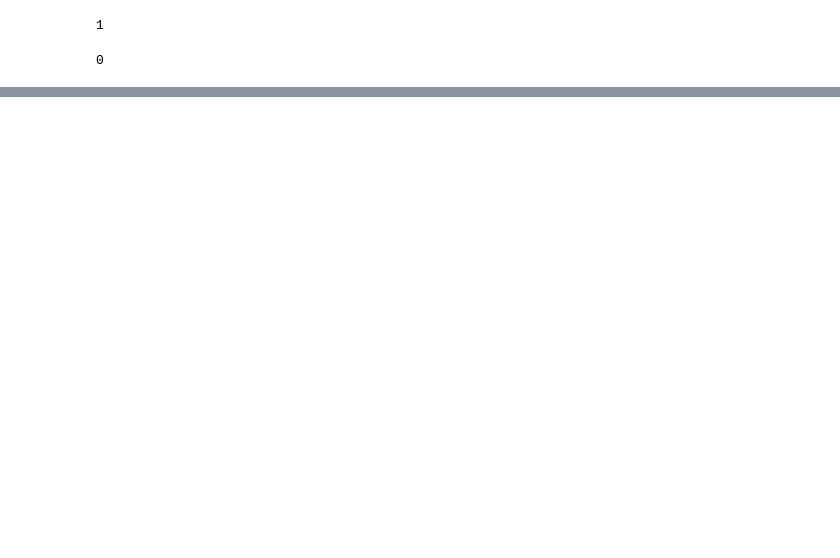
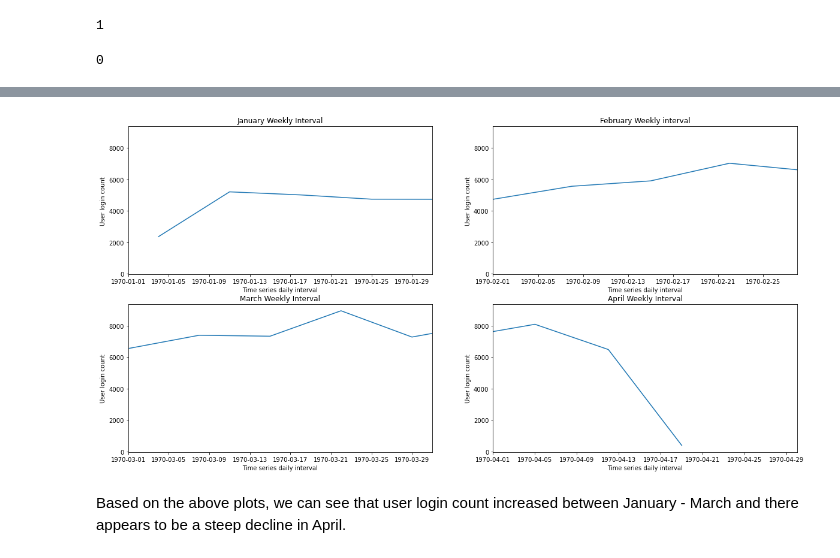
Before and after one commit to simonatso/Springboard, a Jupyter notebook: ultimate_challenge/Part 1.ipynb, the cells around one changed output, grey strips where cells are left out. Drawn from its saved outputs; the diff is of its cells as text; code cells hidden in the pictures; blank space fills up the shorter version.

```diff
--- a/ultimate_challenge/Part 1.ipynb
+++ b/ultimate_challenge/Part 1.ipynb
@@ -183,0 +157,20 @@ Based on the above plots, we can see that user login count gradually increases t
+# %%
+# Look at weekly data over a month
+
+fig, ((ax1, ax2), (ax3, ax4)) = plt.subplots(nrows=2, ncols=2, figsize = (20, 10));
+
+ax1.plot(data.resample('W', on = 'login_time').count());
+ax1.set(xlabel='Time series daily interval', ylabel='User login count', title='January Weekly Interval', xlim = [datetime.date(1970, 1, 1), datetime.date(1970, 1, 31)]);
+
+ax2.plot(data.resample('W', on = 'login_time').count());
+ax2.set(xlabel='Time series daily interval', ylabel='User login count', title='February Weekly interval', xlim = [datetime.date(1970, 2, 1), datetime.date(1970, 2, 28)]);
+
+ax3.plot(data.resample('W', on = 'login_time').count());
+ax3.set(xlabel='Time series daily interval', ylabel='User login count', title='March Weekly Interval', xlim = [datetime.date(1970, 3, 1), datetime.date(1970, 3, 31)]);
+
+ax4.plot(data.resample('W', on = 'login_time').count());
+ax4.set(xlabel='Time series daily interval', ylabel='User login count', title='April Weekly Interval', xlim = [datetime.date(1970, 4, 1), datetime.date(1970, 4, 30)]);
+# %% [output]
+[figure, added]
+# %% [markdown]
+Based on the above plots, we can see that user login count increased between January - March and there appears to be a steep decline in April.
```
Also changed, not shown: parts of 11 cells of this notebook.
